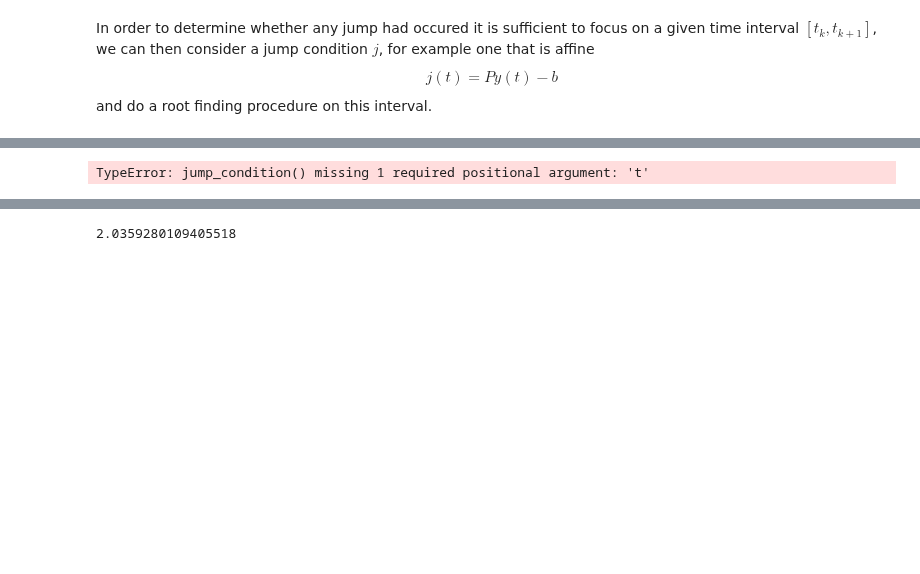
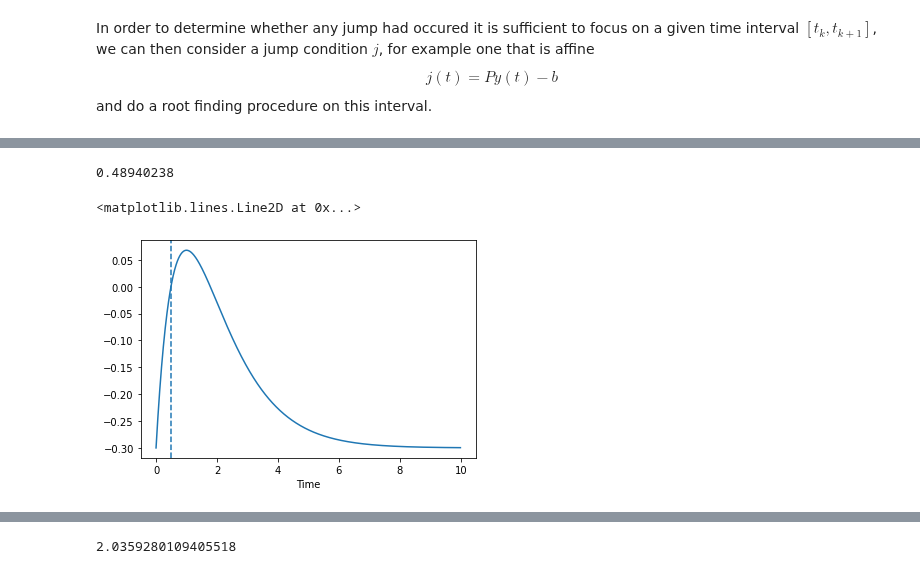
Before and after one commit to electronicvisions/jaxsnn, a Jupyter notebook: jaxsnn/notebooks/exponential_integrators.ipynb, the cells around one changed output, grey strips where cells are left out. Cells and saved outputs as stored; diff of their text form; code cells hidden in the pictures; blank space fills up the shorter version.

```diff
--- a/jaxsnn/notebooks/exponential_integrators.ipynb
+++ b/jaxsnn/notebooks/exponential_integrators.ipynb
@@ -124,15 +160,3 @@ def bisection(f, x_min, x_max, tol):
     body,
     initial_state,
   )[1]
-# %%
-A = np.array([[-1,1], [0,-1]])
-
-def f(A, x0, t):
-  return np.dot(jax.scipy.linalg.expm(A * t), x0)
-
-def jump_condition(f, v_th, x0, t):
-  return f(x0, t)[0] - v_th # this implements the P y(t) - b above
-
-jc = partial(jump_condition, partial(f, A), 0.3)
-xs = np.arange(0,10,0.01)
-ys = jax.vmap(partial(jc, np.array([0.0, 1.0])))(xs)
@@ -139,13 +272,22 @@ ys = jax.vmap(partial(jc, np.array([0.0, 1.0])))(xs)
+# %%
+
+y0 = np.array([0.0, 1.0])
+
+
+xs = np.arange(0,10,0.01)
+ys = jax.vmap(partial(jc, y0))(xs)
 # %%
-spike_time = newton(jc, 0.5)
+spike_time = newton(partial(jc, y0), 0.5)
 # spike_time_ = bisection(jc, 0.0, 10.0, 0.001)
 print(spike_time)
 plt.xlabel('Time')
 plt.plot(xs, ys)
 plt.axvline(spike_time, linestyle='--')
 # plt.axvline(spike_time_, linestyle='-.')
 # %% [output]
-TypeError: jump_condition() missing 1 required positional argument: 't'
+0.48940238
+<matplotlib.lines.Line2D at 0x...>
+[figure, added]
 # %%
 A = np.array([[-1,1], [0,-1],
     # [[-0.8,0.8], [0,-.8]],
```
Also changed, not shown: parts of 11 cells of this notebook.
